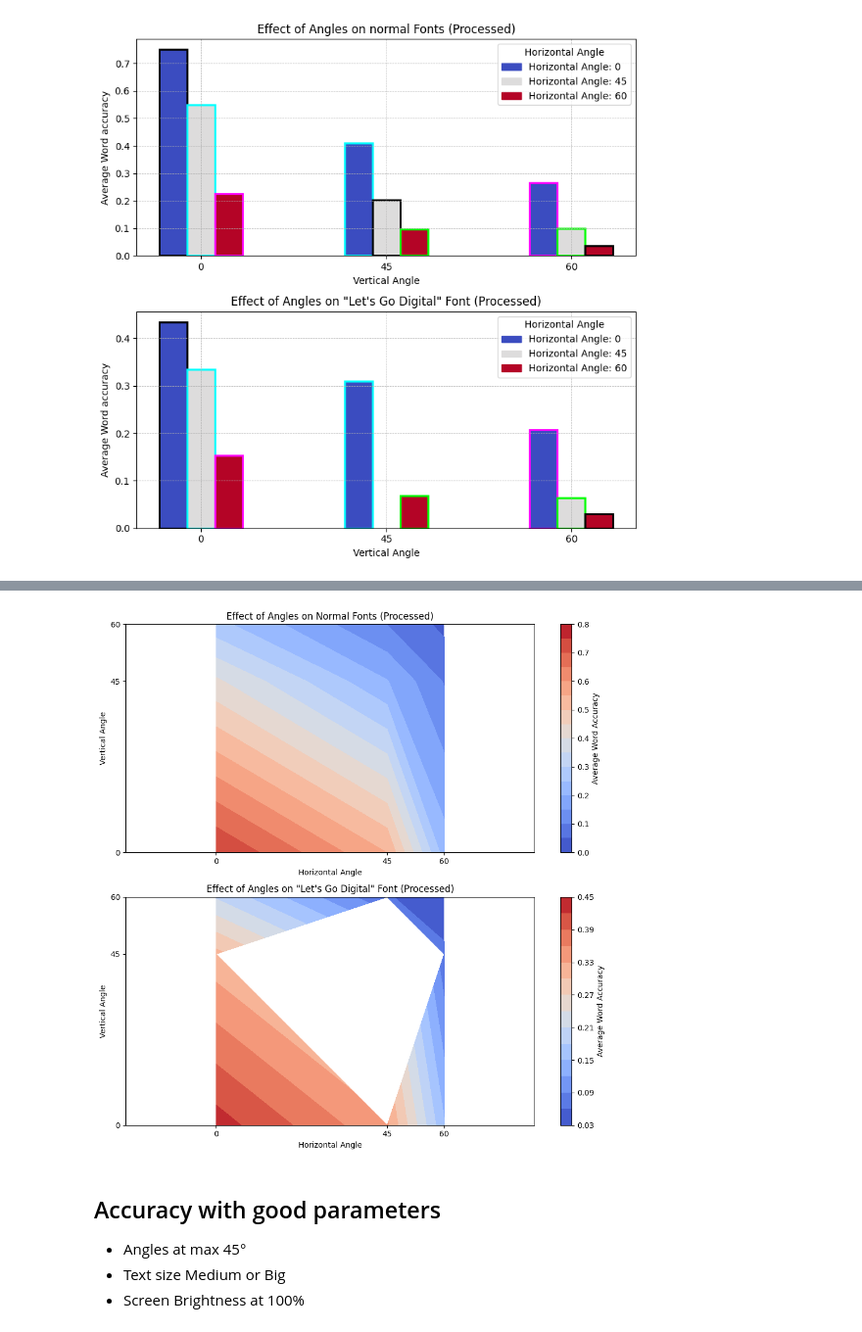
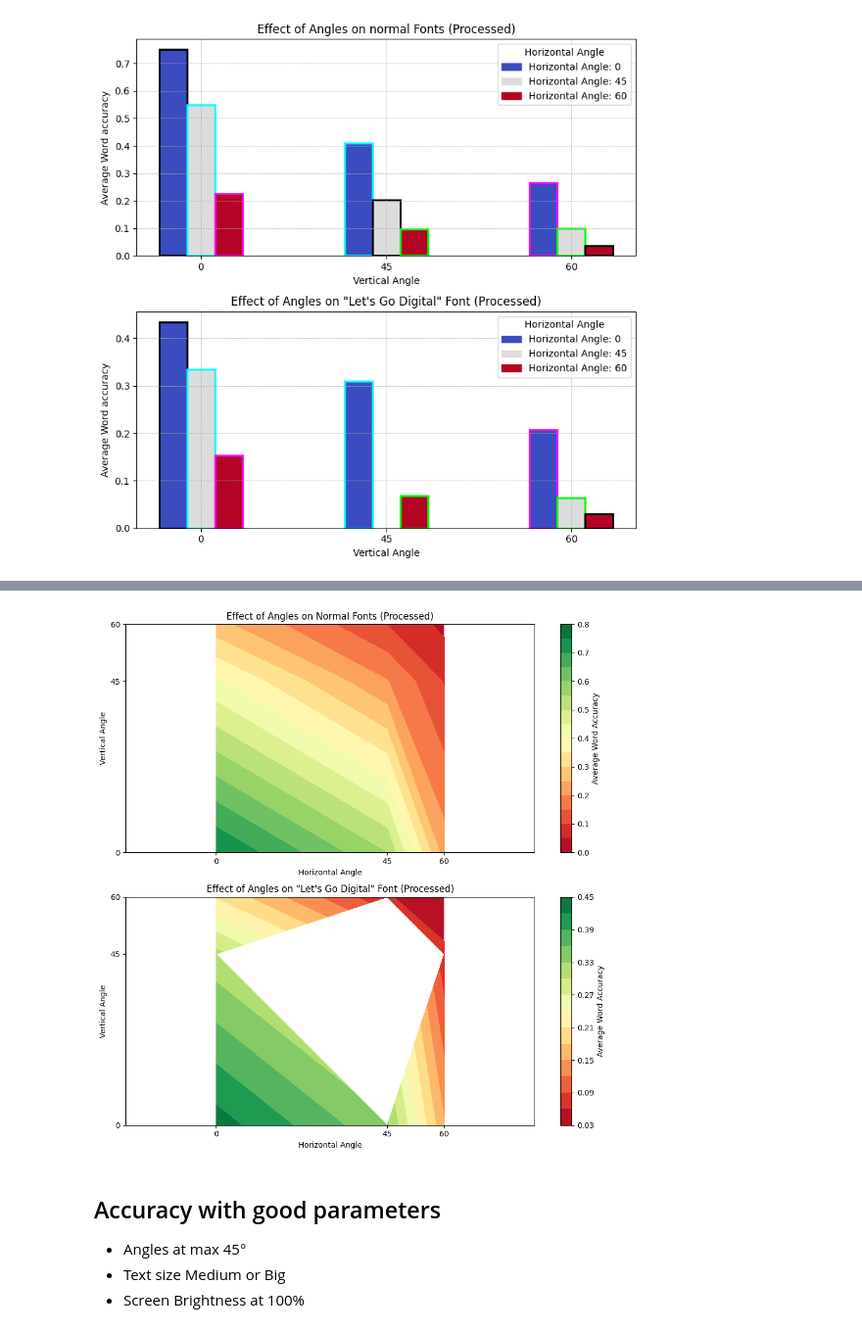
Before and after one commit to DiegoLafeuille/CVT-OCR-code, a Jupyter notebook: experiment/visualize_resulys.ipynb, the cells around one changed output, grey strips where cells are left out. Shown at 98% size. Drawn from its saved outputs; the diff is of its cells as text; code cells hidden in the pictures.

```diff
--- a/experiment/visualize_resulys.ipynb
+++ b/experiment/visualize_resulys.ipynb
@@ -217,31 +217,3 @@ plt.tight_layout()
 plt.show()
 # %% [output]
 [figure]
-# %%
-# Group by Horizontal and Vertical Angle to calculate mean accuracy for Font 4 and other fonts
-font_4_angle_accuracy = font_4_data.groupby(['Horizontal Angle', 'Vertical Angle'])[['Unprocessed Accuracy', 'Processed Accuracy']].mean().reset_index()
-other_fonts_angle_accuracy = other_fonts_data.groupby(['Horizontal Angle', 'Vertical Angle'])[['Unprocessed Accuracy', 'Processed Accuracy']].mean().reset_index()
-
-# Plotting
-fig = plt.figure(figsize=(14, 10))
-
-# Other Fonts
-ax1 = fig.add_subplot(121, projection='3d')
-ax1.scatter(other_fonts_angle_accuracy['Horizontal Angle'], other_fonts_angle_accuracy['Vertical Angle'], other_fonts_angle_accuracy['Processed Accuracy'], c='blue', s=50, marker='o')
-ax1.scatter(font_4_angle_accuracy['Horizontal Angle'], font_4_angle_accuracy['Vertical Angle'], font_4_angle_accuracy['Processed Accuracy'], c='green', s=50, marker='o')
-ax1.set_title('Effect of Angles on Processed Images')
-ax1.set_xlabel('Horizontal Angle')
-ax1.set_ylabel('Vertical Angle')
-ax1.set_zlabel('Average Word Accuracy')
-ax1.view_init(30, 120)  # Adjust viewing angle for better visualization
-
-# # Font 4
-# ax2 = fig.add_subplot(122, projection='3d')
-# ax2.set_title('Effect of Angles on "Let\'s Go Digital" Font (Processed)')
-# ax2.set_xlabel('Horizontal Angle')
-# ax2.set_ylabel('Vertical Angle')
-# ax2.set_zlabel('Average Word Accuracy')
-# ax2.view_init(30, 120)  # Adjust viewing angle for better visualization
-
-plt.tight_layout()
-plt.show()
@@ -290,36 +228,36 @@ y_ticks = np.sort(other_fonts_angle_accuracy['Vertical Angle'].unique())
 
 # Data for contour plots
 X1, Y1 = np.meshgrid(other_fonts_angle_accuracy['Horizontal Angle'].unique(), other_fonts_angle_accuracy['Vertical Angle'].unique())
 Z1 = other_fonts_angle_accuracy.pivot('Vertical Angle', 'Horizontal Angle', 'Processed Accuracy').values
 
 X2, Y2 = np.meshgrid(font_4_angle_accuracy['Horizontal Angle'].unique(), font_4_angle_accuracy['Vertical Angle'].unique())
 Z2 = font_4_angle_accuracy.pivot('Vertical Angle', 'Horizontal Angle', 'Processed Accuracy').values
 
 
 # Contour plots for Other Fonts
-c1 = axes[0].contourf(X1, Y1, Z1, cmap='coolwarm', levels=15)
+c1 = axes[0].contourf(X1, Y1, Z1, cmap='RdYlGn', levels=15)
 axes[0].set_title('Effect of Angles on Normal Fonts (Processed)')
 axes[0].set_xlabel('Horizontal Angle')
 axes[0].set_ylabel('Vertical Angle')
 axes[0].set_xticks(x_ticks)
 axes[0].set_yticks(y_ticks)
 axes[0].axis('equal')  # Set axis to be equal
 fig.colorbar(c1, ax=axes[0], label='Average Word Accuracy')
 
 # Contour plots for Font 4
-c2 = axes[1].contourf(X2, Y2, Z2, cmap='coolwarm', levels=15)
+c2 = axes[1].contourf(X2, Y2, Z2, cmap='RdYlGn', levels=15)
 axes[1].set_title('Effect of Angles on "Let\'s Go Digital" Font (Processed)')
 axes[1].set_xlabel('Horizontal Angle')
 axes[1].set_ylabel('Vertical Angle')
 axes[1].set_xticks(x_ticks)
 axes[1].set_yticks(y_ticks)
 axes[1].axis('equal')  # Set axis to be equal
 fig.colorbar(c2, ax=axes[1], label='Average Word Accuracy')
 
 plt.tight_layout()
 plt.show()
 # %% [output]
-[figure, old version]
+[figure, new version]
 # %% [markdown]
 ## Accuracy with good parameters
 - Angles at max 45°
```
Also changed, not shown: parts of 3 cells of this notebook, 4 other files.
